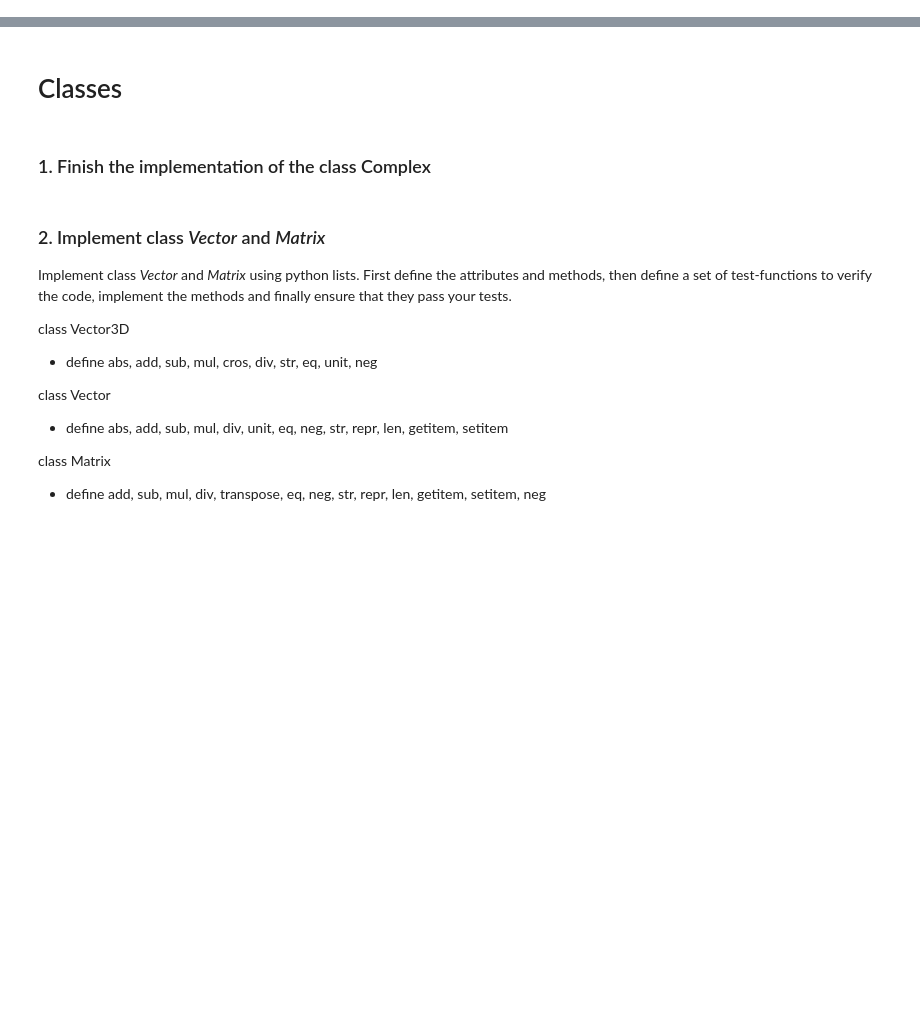
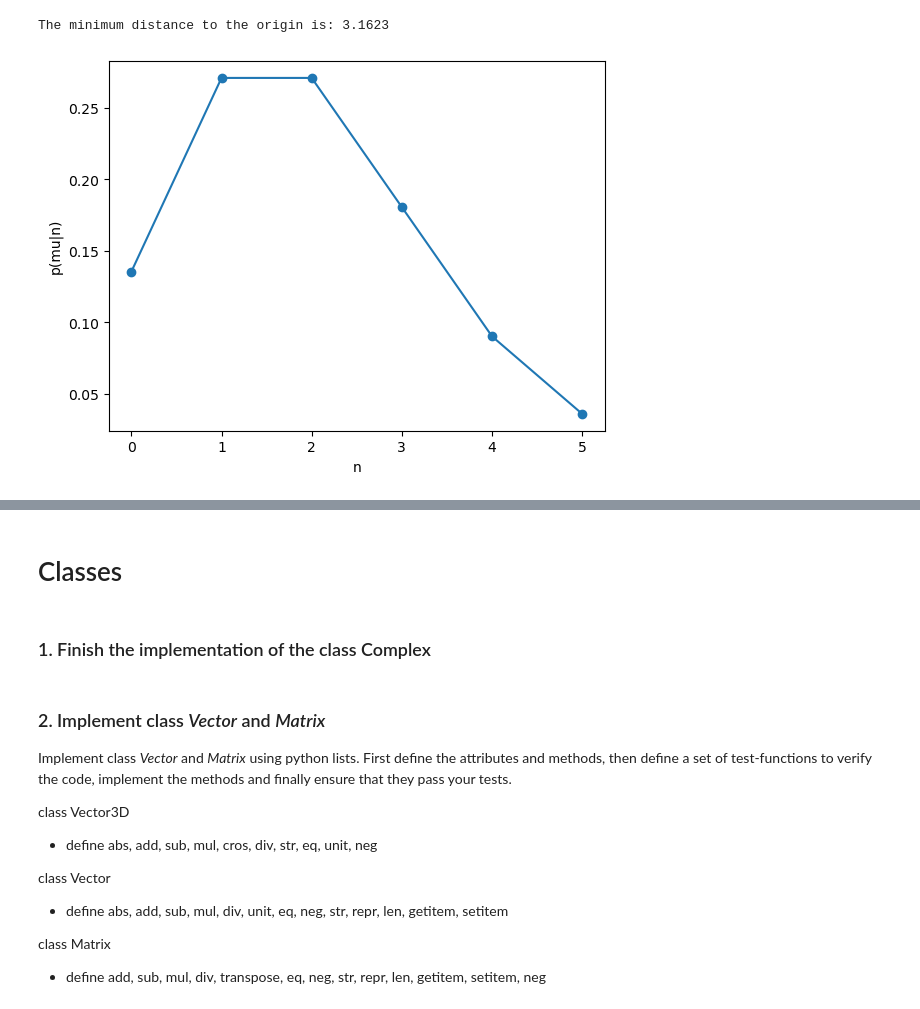
Before and after one commit to AlejandroRG03/computacion_master, a Jupyter notebook: USC-FC_jahernando/Ejs_jahernando.ipynb, the cells around one changed output, grey strips where cells are left out. Cells and saved outputs as stored; diff of their text form; code cells hidden in the pictures; blank space fills up the shorter version.

```diff
--- a/USC-FC_jahernando/Ejs_jahernando.ipynb
+++ b/USC-FC_jahernando/Ejs_jahernando.ipynb
@@ -0,0 +60,60 @@
+# %%
+# 2
+
+import math
+
+def minimum_origin_distance(ls):
+    """
+    Compute the minimum distance to the origin of a list (ls)
+    of the form [(x1, y1), (x2, y2), ...]
+    """
+
+    # Compute a minimum distance for reference (in this case, of the first (x,y) pair)
+    minimum_distance = math.sqrt(ls[0][0]**2 + ls[0][1]**2)
+
+    for elem in ls:
+
+        x, y = elem
+
+        origin_distance = math.sqrt(x**2 + y**2)
+
+        if origin_distance < minimum_distance:
+
+            minimum_distance = origin_distance
+
+    return minimum_distance
+
+# create an example sample
+
+sample = [(1,3), (2,4), (6,7), (2,8)]
+
+print(f'The minimum distance to the origin is: {minimum_origin_distance(sample):.4f}')
+# %% [output]
+The minimum distance to the origin is: 3.1623
+# %%
+# 3
+
+import math
+import matplotlib.pyplot as plt # for visualization
+
+def define_poisson_distribution(mu):
+
+    def poisson_probability_function(n):
+
+        return mu**n * math.exp(-mu)/math.factorial(n)
+
+    return poisson_probability_function
+
+mu = 2
+
+poisson = define_poisson_distribution(mu)
+
+x = list(range(6))
+y = list(map(poisson, x))
+
+plt.plot(x,y ,'o-')
+plt.xlabel('n')
+plt.ylabel('p(mu|n)')
+plt.show()
+# %% [output]
+[figure, added]
```
Also changed, not shown: parts of 16 cells of this notebook.
